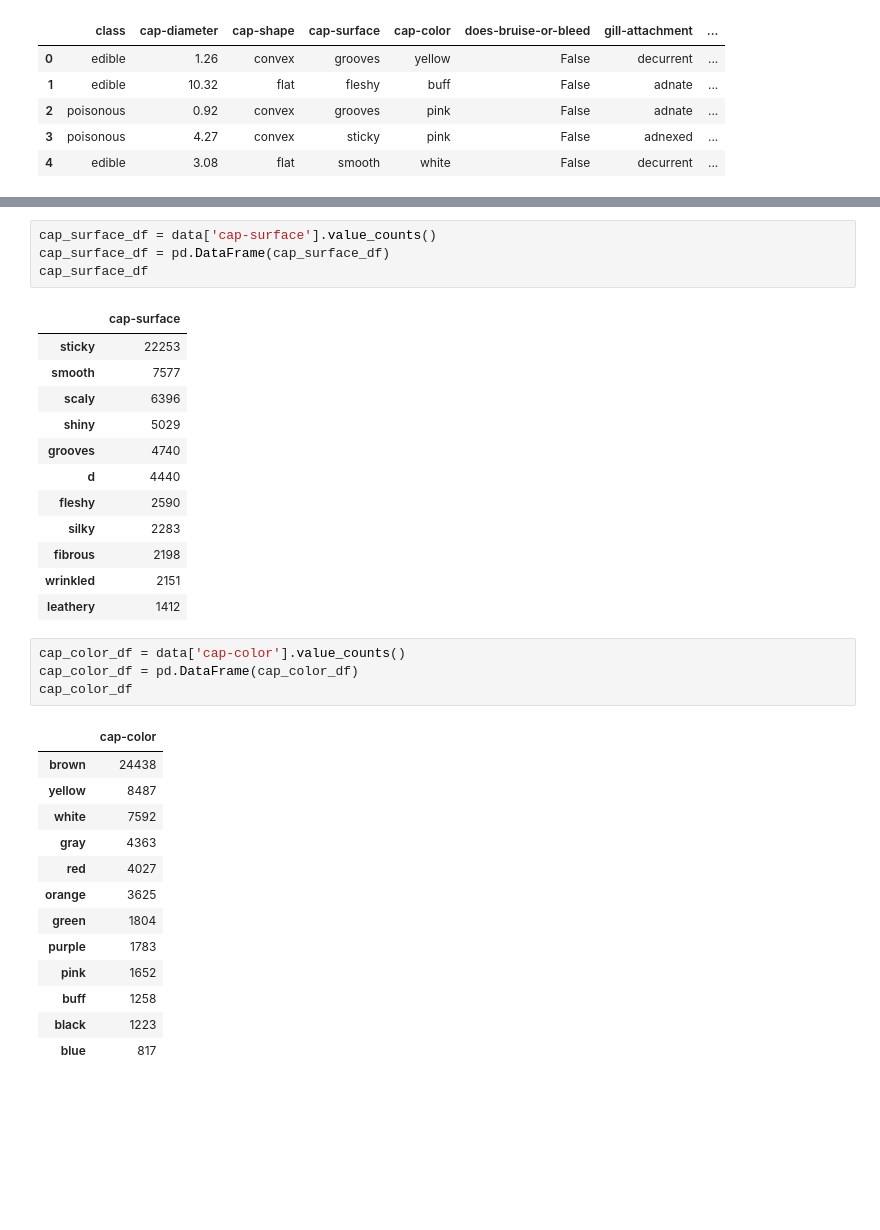
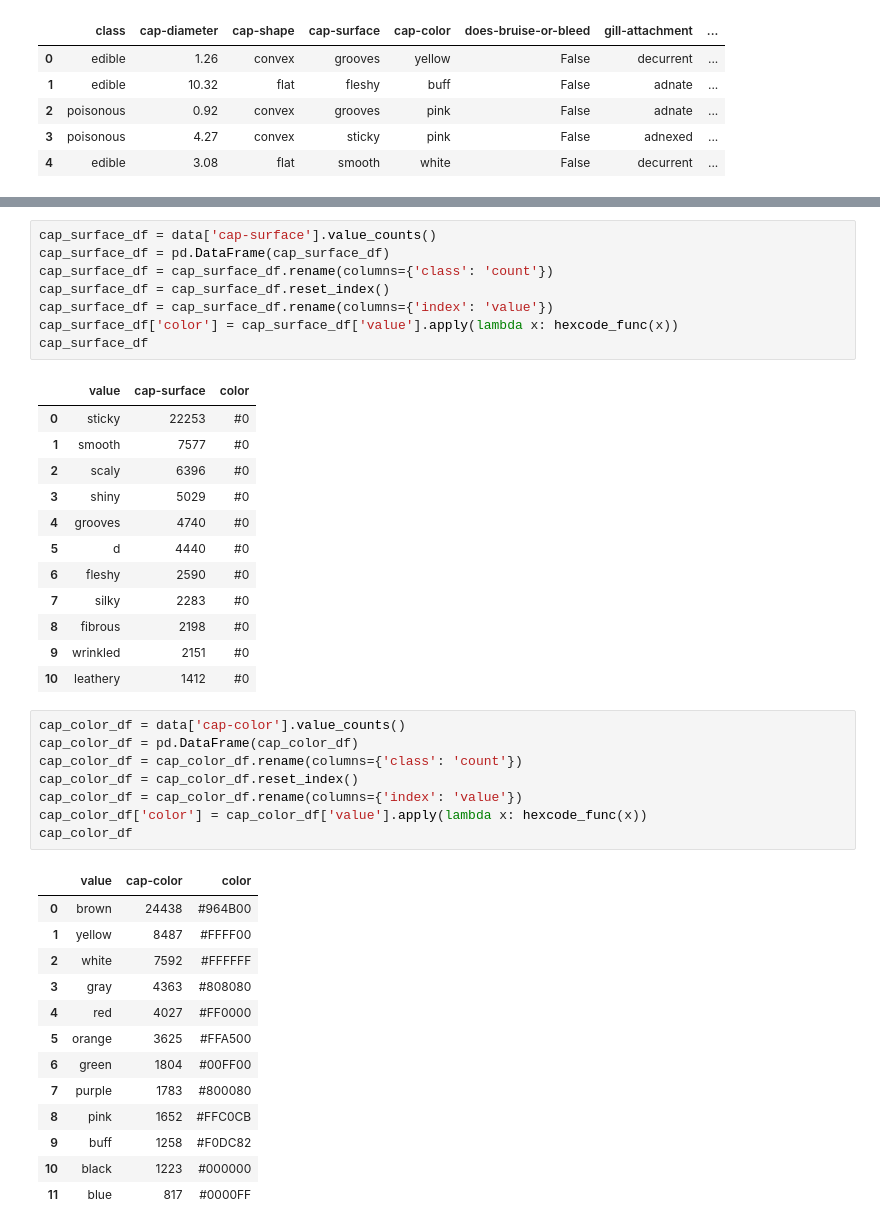
Before and after one commit to lauragabrielson/Mushroom_Classifier, a Jupyter notebook: pre_ml_analysis.ipynb, the cells around one changed output, grey strips where cells are left out. Drawn from its saved outputs; the diff is of its cells as text; blank space fills up the shorter version.

```diff
--- a/pre_ml_analysis.ipynb
+++ b/pre_ml_analysis.ipynb
@@ -65,38 +214,46 @@ cap_shape_df
 # %%
 cap_surface_df = data['cap-surface'].value_counts()
 cap_surface_df = pd.DataFrame(cap_surface_df)
+cap_surface_df = cap_surface_df.rename(columns={'class': 'count'})
+cap_surface_df = cap_surface_df.reset_index()
+cap_surface_df = cap_surface_df.rename(columns={'index': 'value'})
+cap_surface_df['color'] = cap_surface_df['value'].apply(lambda x: hexcode_func(x))
 cap_surface_df
 # %% [output]
-|  | cap-surface |
-| sticky | 22253 |
-| smooth | 7577 |
-| scaly | 6396 |
-| shiny | 5029 |
-| grooves | 4740 |
-| d | 4440 |
-| fleshy | 2590 |
-| silky | 2283 |
-| fibrous | 2198 |
-| wrinkled | 2151 |
-| leathery | 1412 |
+|  | value | cap-surface | color |
+| 0 | sticky | 22253 | #0 |
+| 1 | smooth | 7577 | #0 |
+| 2 | scaly | 6396 | #0 |
+| 3 | shiny | 5029 | #0 |
+| 4 | grooves | 4740 | #0 |
+| 5 | d | 4440 | #0 |
+| 6 | fleshy | 2590 | #0 |
+| 7 | silky | 2283 | #0 |
+| 8 | fibrous | 2198 | #0 |
+| 9 | wrinkled | 2151 | #0 |
+| 10 | leathery | 1412 | #0 |
 # %%
 cap_color_df = data['cap-color'].value_counts()
 cap_color_df = pd.DataFrame(cap_color_df)
+cap_color_df = cap_color_df.rename(columns={'class': 'count'})
+cap_color_df = cap_color_df.reset_index()
+cap_color_df = cap_color_df.rename(columns={'index': 'value'})
+cap_color_df['color'] = cap_color_df['value'].apply(lambda x: hexcode_func(x))
 cap_color_df
 # %% [output]
-|  | cap-color |
-| brown | 24438 |
-| yellow | 8487 |
-| white | 7592 |
-| gray | 4363 |
-| red | 4027 |
-| orange | 3625 |
-| green | 1804 |
-| purple | 1783 |
-| pink | 1652 |
-| buff | 1258 |
-| black | 1223 |
-| blue | 817 |
+|  | value | cap-color | color |
+| 0 | brown | 24438 | #964B00 |
+| 1 | yellow | 8487 | #FFFF00 |
+| 2 | white | 7592 | #FFFFFF |
+| 3 | gray | 4363 | #808080 |
+| 4 | red | 4027 | #FF0000 |
+| 5 | orange | 3625 | #FFA500 |
+| 6 | green | 1804 | #00FF00 |
+| 7 | purple | 1783 | #800080 |
+| 8 | pink | 1652 | #FFC0CB |
+| 9 | buff | 1258 | #F0DC82 |
+| 10 | black | 1223 | #000000 |
+| 11 | blue | 817 | #0000FF |
 # %%
 bruise_bleed_df = data['does-bruise-or-bleed'].value_counts()
 bruise_bleed_df = pd.DataFrame(bruise_bleed_df)
```
Also changed, not shown: parts of 15 cells of this notebook.
